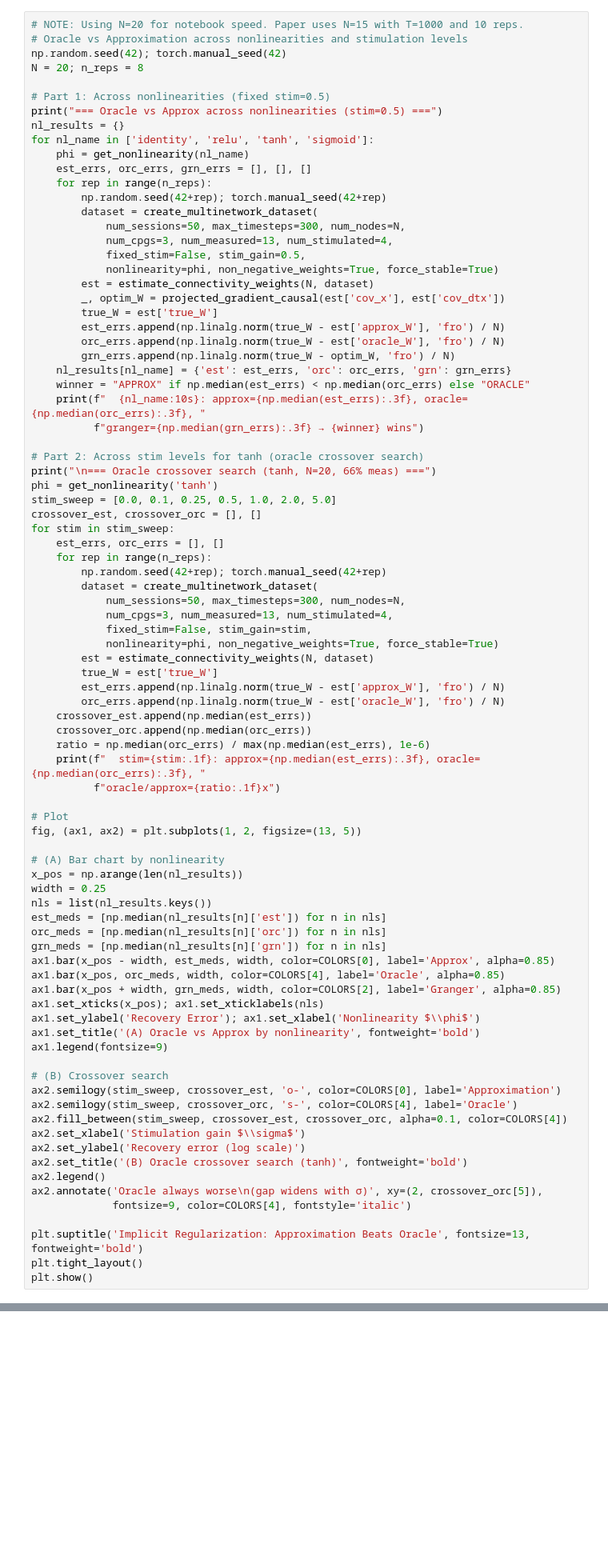
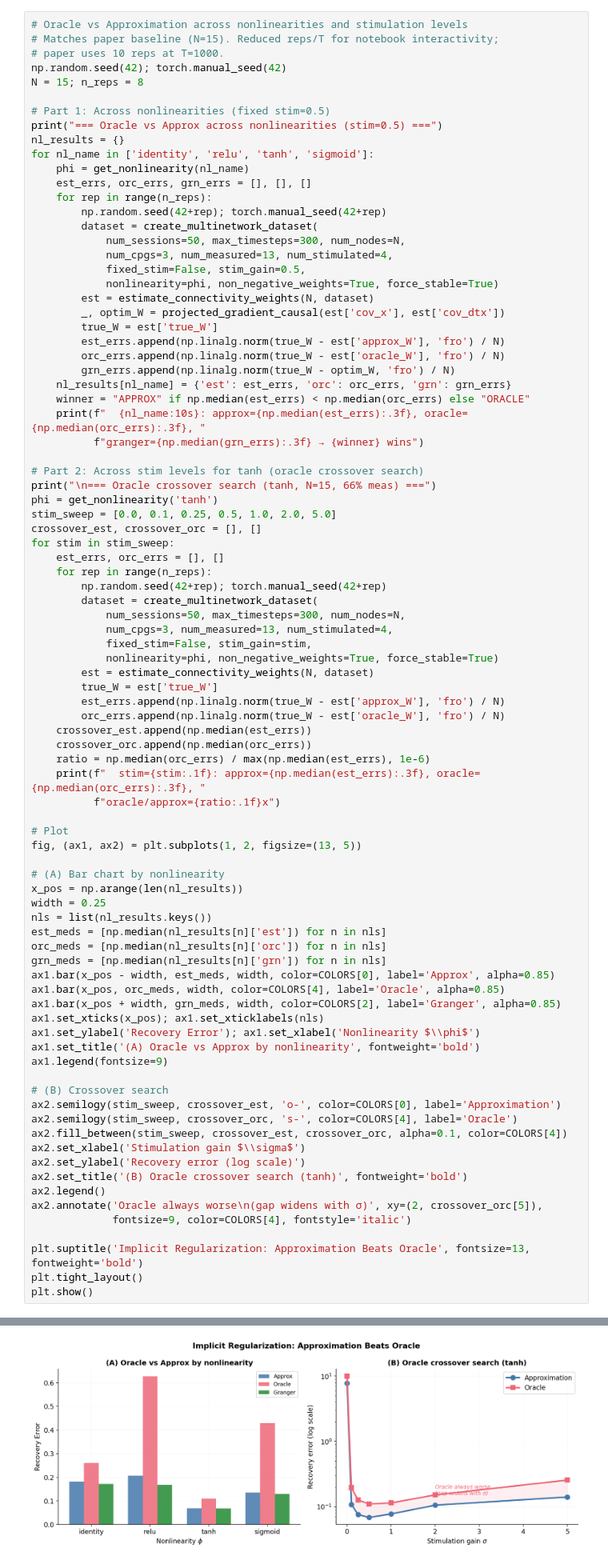
Before and after one commit to qsimeon/sparse_matrix_recovery, a Jupyter notebook: notebooks/complete_analysis.ipynb, the cells around one changed output, grey strips where cells are left out. Shown at 80% size. Drawn from its saved outputs; the diff is of its cells as text; blank space fills up the shorter version.

```diff
--- a/notebooks/complete_analysis.ipynb
+++ b/notebooks/complete_analysis.ipynb
@@ -539,10 +572,11 @@ The most surprising finding: the "wrong" estimator (using $\Sigma_{x,x}$, which
 
 This is the **bias-variance tradeoff** in action: like ridge regression beating OLS, or James-Stein shrinkage.
 # %%
-# NOTE: Using N=20 for notebook speed. Paper uses N=15 with T=1000 and 10 reps.
 # Oracle vs Approximation across nonlinearities and stimulation levels
+# Matches paper baseline (N=15). Reduced reps/T for notebook interactivity;
+# paper uses 10 reps at T=1000.
 np.random.seed(42); torch.manual_seed(42)
-N = 20; n_reps = 8
+N = 15; n_reps = 8
 
 # Part 1: Across nonlinearities (fixed stim=0.5)
 print("=== Oracle vs Approx across nonlinearities (stim=0.5) ===")
@@ -569,7 +603,7 @@ for nl_name in ['identity', 'relu', 'tanh', 'sigmoid']:
           f"granger={np.median(grn_errs):.3f} → {winner} wins")
 
 # Part 2: Across stim levels for tanh (oracle crossover search)
-print("\n=== Oracle crossover search (tanh, N=20, 66% meas) ===")
+print("\n=== Oracle crossover search (tanh, N=15, 66% meas) ===")
 phi = get_nonlinearity('tanh')
 stim_sweep = [0.0, 0.1, 0.25, 0.5, 1.0, 2.0, 5.0]
 crossover_est, crossover_orc = [], []
@@ -624,3 +658,4 @@ ax2.annotate('Oracle always worse\n(gap widens with σ)', xy=(2, crossover_orc[5
 plt.suptitle('Implicit Regularization: Approximation Beats Oracle', fontsize=13, fontweight='bold')
 plt.tight_layout()
 plt.show()
+# %% [output]
@@ -627,3 +676,4 @@ plt.show()
+[figure, added]
 # %% [markdown]
 ## Section 6b: Robustness to Measurement Noise
 
```
Also changed, not shown: parts of 7 cells of this notebook, 1 other file.
